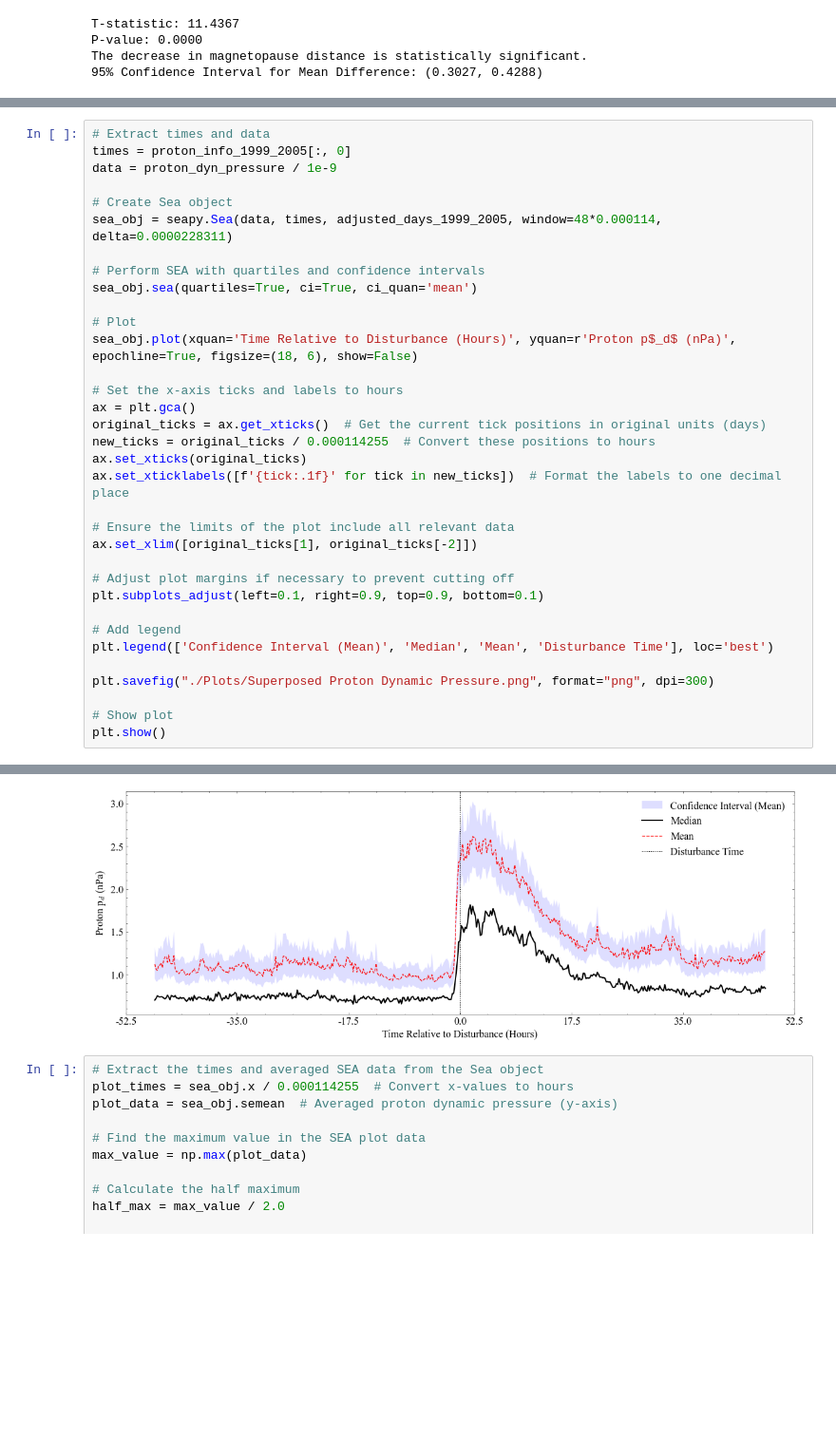
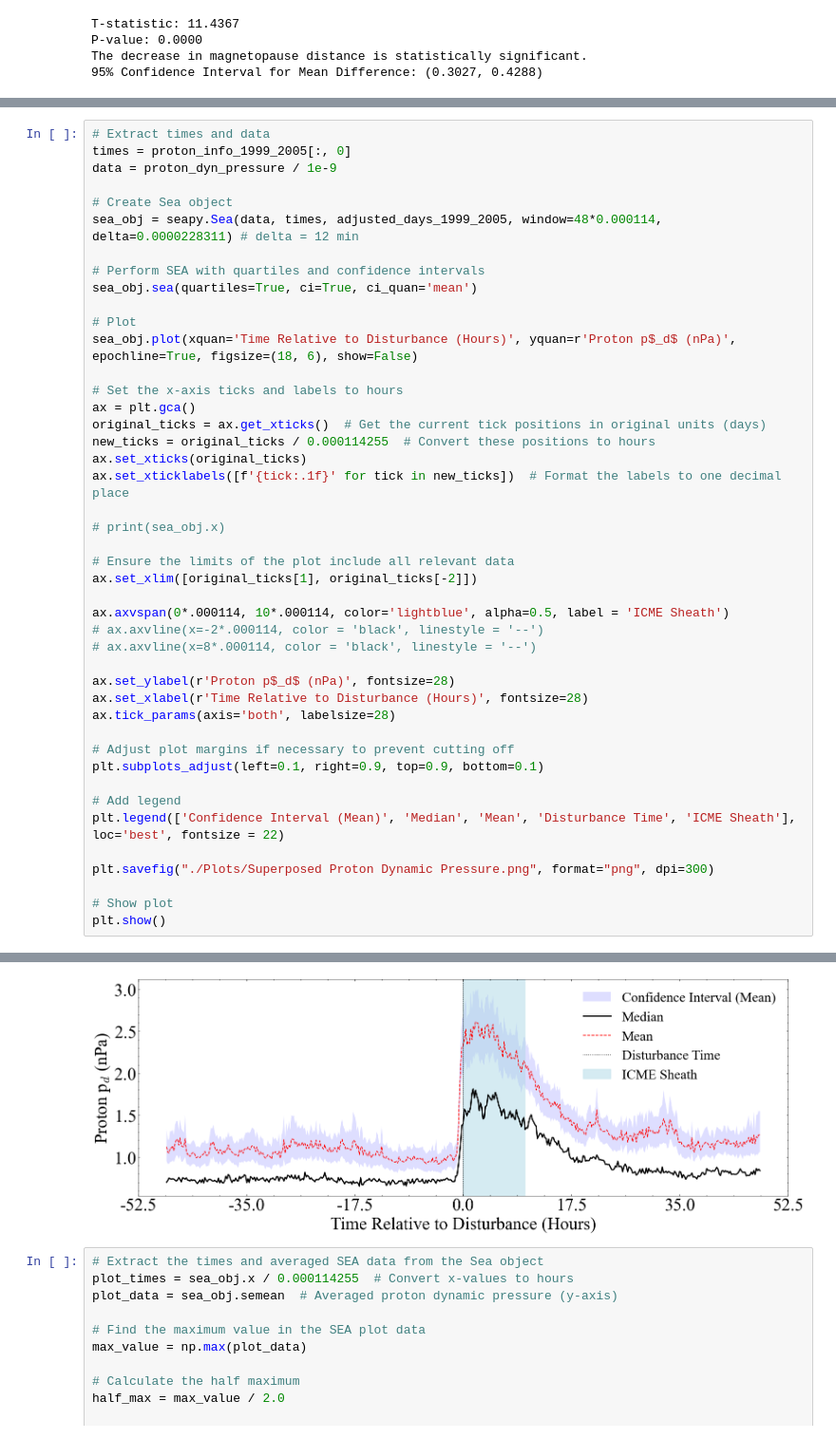
Before and after one commit to chrisjia2002/Geoeffectivity-of-Solar-Wind-Heavy-Ions, a Jupyter notebook: Final Figures.ipynb, the cells around one changed output, grey strips where cells are left out. Shown at 95% size. Cells and saved outputs as stored; diff of their text form; blank space fills up the shorter version.

```diff
--- a/Final Figures.ipynb
+++ b/Final Figures.ipynb
@@ -2245,40 +2992,50 @@ times = proton_info_1999_2005[:, 0]
 data = proton_dyn_pressure / 1e-9
 
 # Create Sea object
-sea_obj = seapy.Sea(data, times, adjusted_days_1999_2005, window=48*0.000114, delta=0.0000228311)
+sea_obj = seapy.Sea(data, times, adjusted_days_1999_2005, window=48*0.000114, delta=0.0000228311) # delta = 12 min
 
 # Perform SEA with quartiles and confidence intervals
 sea_obj.sea(quartiles=True, ci=True, ci_quan='mean')
 
 # Plot
 sea_obj.plot(xquan='Time Relative to Disturbance (Hours)', yquan=r'Proton p$_d$ (nPa)', epochline=True, figsize=(18, 6), show=False)
 
 # Set the x-axis ticks and labels to hours
 ax = plt.gca()
 original_ticks = ax.get_xticks()  # Get the current tick positions in original units (days)
 new_ticks = original_ticks / 0.000114255  # Convert these positions to hours
 ax.set_xticks(original_ticks)
 ax.set_xticklabels([f'{tick:.1f}' for tick in new_ticks])  # Format the labels to one decimal place
 
+# print(sea_obj.x)
+
 # Ensure the limits of the plot include all relevant data
 ax.set_xlim([original_ticks[1], original_ticks[-2]])
+
+ax.axvspan(0*.000114, 10*.000114, color='lightblue', alpha=0.5, label = 'ICME Sheath')
+# ax.axvline(x=-2*.000114, color = 'black', linestyle = '--')
+# ax.axvline(x=8*.000114, color = 'black', linestyle = '--')
+
+ax.set_ylabel(r'Proton p$_d$ (nPa)', fontsize=28)
+ax.set_xlabel(r'Time Relative to Disturbance (Hours)', fontsize=28)
+ax.tick_params(axis='both', labelsize=28)
 
 # Adjust plot margins if necessary to prevent cutting off
 plt.subplots_adjust(left=0.1, right=0.9, top=0.9, bottom=0.1)
 
 # Add legend
-plt.legend(['Confidence Interval (Mean)', 'Median', 'Mean', 'Disturbance Time'], loc='best')
+plt.legend(['Confidence Interval (Mean)', 'Median', 'Mean', 'Disturbance Time', 'ICME Sheath'], loc='best', fontsize = 22)
 
 plt.savefig("./Plots/Superposed Proton Dynamic Pressure.png", format="png", dpi=300)
 
 # Show plot
 plt.show()
 # %% [output]
 time is serial
 sea(): 1 out-of-range epochs moved to badepochs attribute
 sea(): datacube added as new attribute
 Superposed epoch analysis complete
-[figure, old version]
+[figure, new version]
 # %%
 # Extract the times and averaged SEA data from the Sea object
 plot_times = sea_obj.x / 0.000114255  # Convert x-values to hours
```
Also changed, not shown: parts of 40 cells of this notebook.
